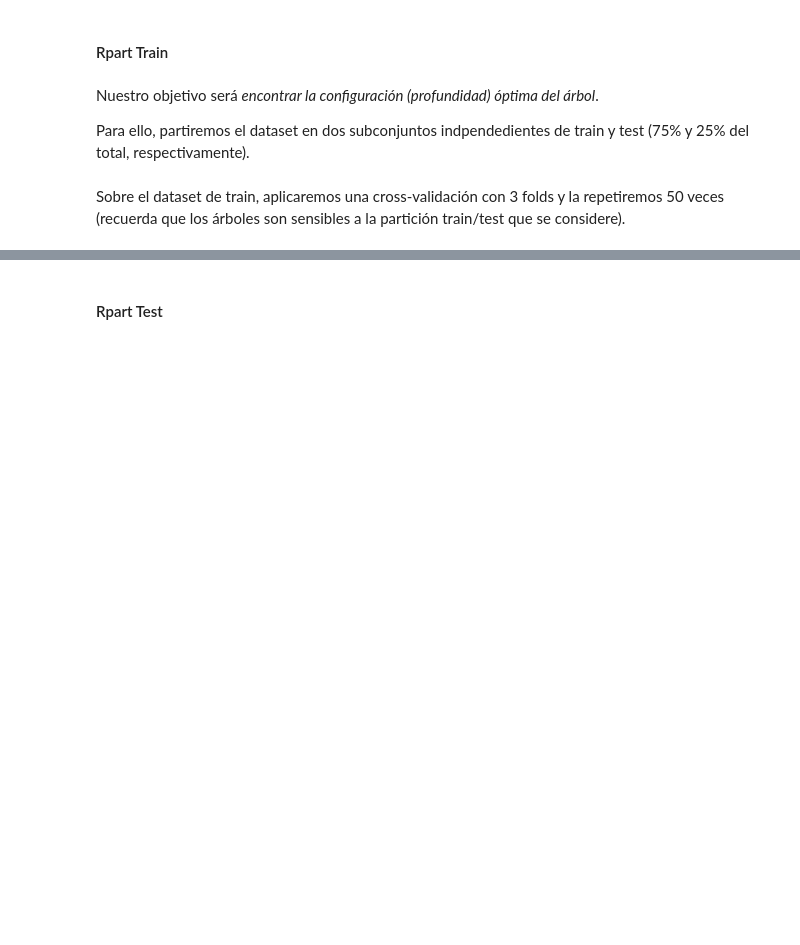
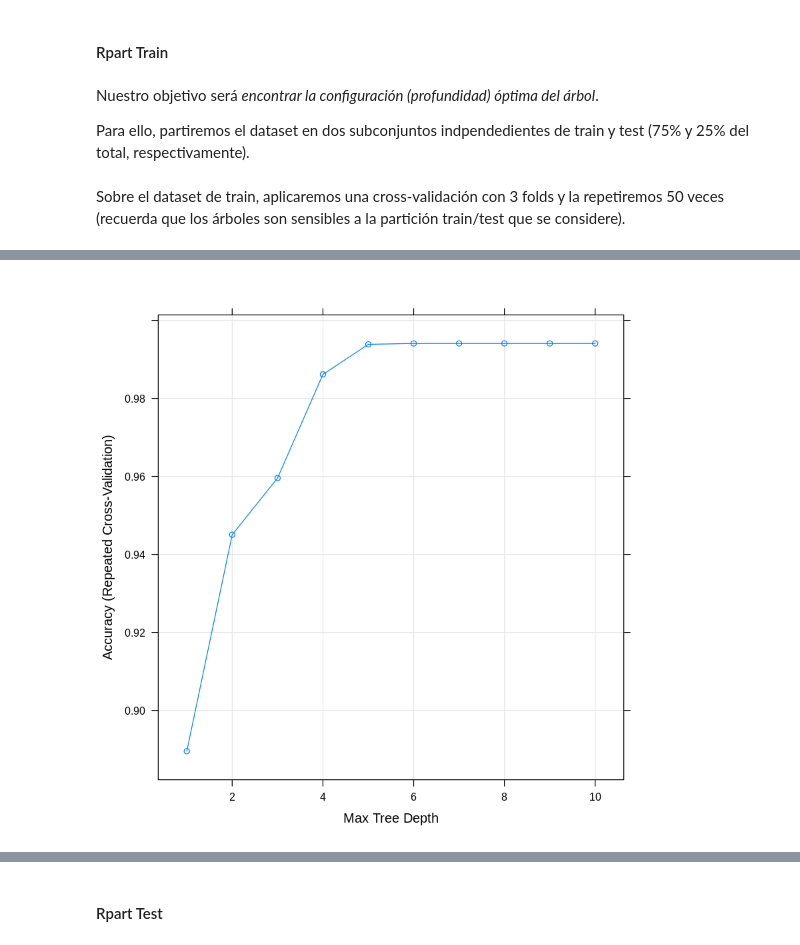
Before and after one commit to yerartdev/uc-m1966-datamining, a Jupyter notebook: d1/t1-m1966-variable-categorica.ipynb, the cells around one changed output, grey strips where cells are left out. Drawn from its saved outputs; the diff is of its cells as text; code cells hidden in the pictures; blank space fills up the shorter version.

```diff
--- a/d1/t1-m1966-variable-categorica.ipynb
+++ b/d1/t1-m1966-variable-categorica.ipynb
@@ -896,3 +946,8 @@ summary(modelo.rpart$results)
+# %%
+#::GMG::De manera gráfica
+plot(modelo.rpart)
+# %% [output]
+[figure, added]
 # %%
 #::GMG::Las variables tenidas en cuenta
 # https://www.rdocumentation.org/packages/caret/versions/6.0-81/topics/varImp
```
Also changed, not shown: parts of 29 cells of this notebook.
